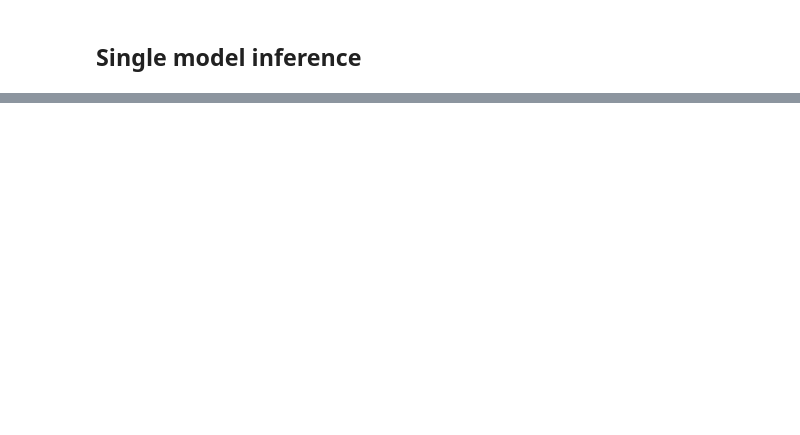
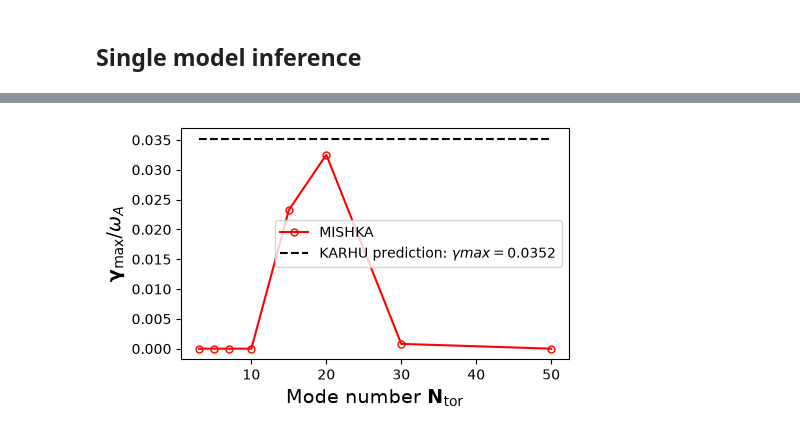
Before and after one commit to DIGIfusion/karhu, a Jupyter notebook: example/run_inference.ipynb, the cells around one changed output, grey strips where cells are left out. Saved outputs shown, nothing was run; the diff lists cells and outputs as text; code cells hidden in the pictures; blank space fills up the shorter version.

```diff
--- a/example/run_inference.ipynb
+++ b/example/run_inference.ipynb
@@ -133,0 +195,6 @@ plt.show()
+# %%
+x = scale_model_input_eq(x_helena, eq_scaling_params)
+y_pred = eq_model(*x)
+# plt.plot(y_pred.detach()[:,0].T)
+# plt.plot(y_pred.detach()[:,1].T)
+# plt.plot(y_pred.detach()[:,2].T)
@@ -133,0 +219,11 @@ plt.show()
+# %%
+fig_prediction, ax = plt.subplots(1, 1, figsize=(5, 3))
+plt.plot(x_true, y_true, ".-", c="red", markersize=10, fillstyle="none", label="MISHKA",)
+plt.hlines(y=gamma_pred, xmin=3, xmax=50, colors='black', linestyles='dashed', label=f'KARHU prediction: $\gamma max = ${gamma_pred:.4f}')
+plt.xlabel(r"Mode number $\mathbf{N_{\text{tor}}}$")
+plt.ylabel(r"$\mathbf{\gamma_{\text{max}}}/\omega_A$")
+
+plt.legend()
+plt.show()
+# %% [output]
+[figure, added]
```
Also changed, not shown: parts of 12 cells of this notebook, 11 other files.
